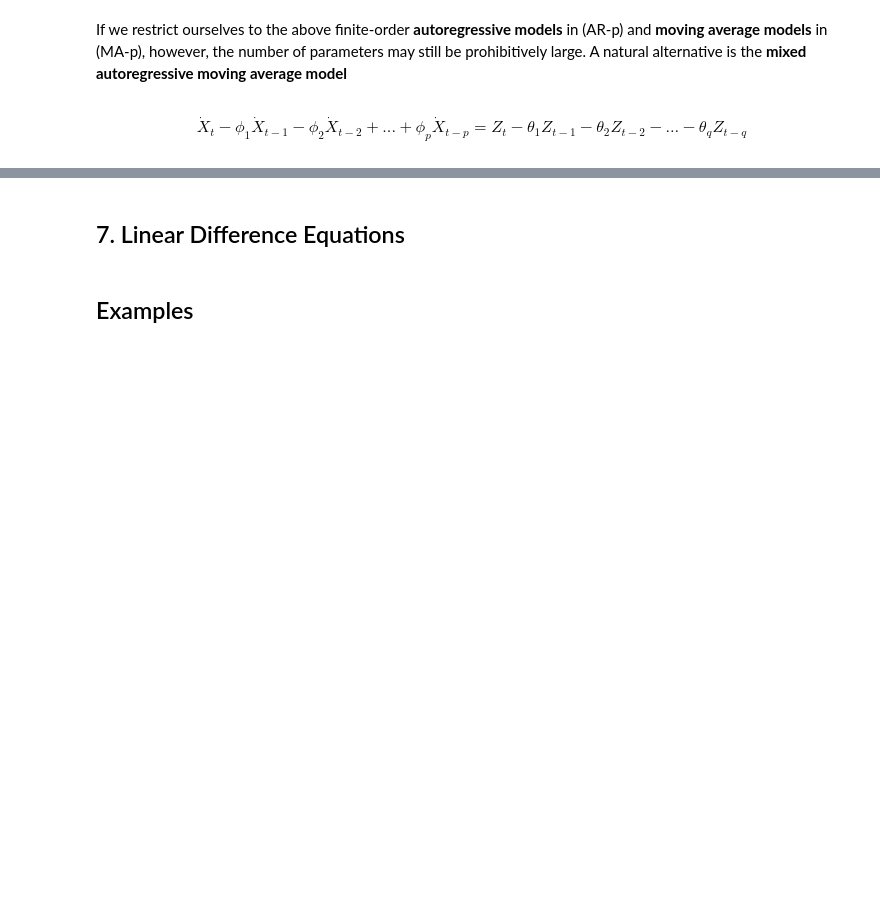
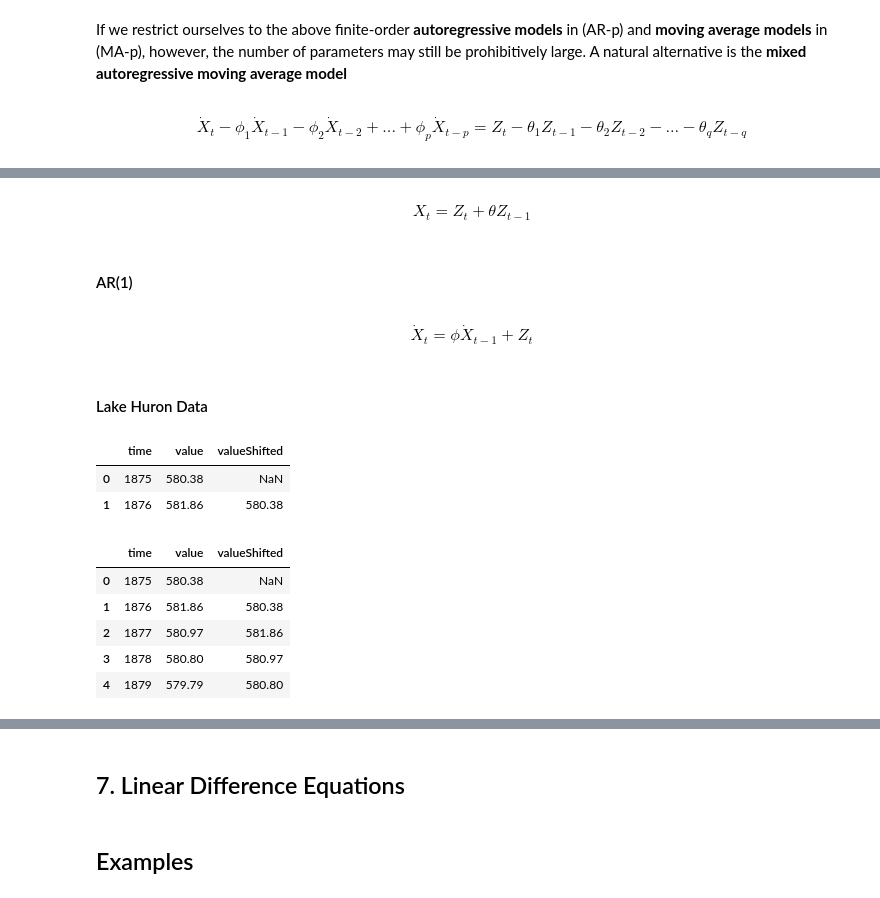
Before and after one commit to Bayan2019/kaz-gu, a Jupyter notebook: 01-ipynb/03-time-series-statistics/02-fundamentals.ipynb, the cells around one changed output, grey strips where cells are left out. Drawn from its saved outputs; the diff is of its cells as text; code cells hidden in the pictures; blank space fills up the shorter version.

```diff
--- a/01-ipynb/03-time-series-statistics/02-fundamentals.ipynb
+++ b/01-ipynb/03-time-series-statistics/02-fundamentals.ipynb
@@ -571,0 +602,4 @@ If we restrict ourselves to the above finite-order **autoregressive models** in
+# %% [markdown]
+\begin{equation*}
+X_t = Z_t + \theta Z_{t-1}
+\end{equation*}
@@ -571,0 +609,24 @@ If we restrict ourselves to the above finite-order **autoregressive models** in
+# %% [markdown]
+#### AR(1)
+# %% [markdown]
+\begin{equation*}\tag{AR-1}
+\dot{X}_t = \phi \dot{X}_{t-1} + Z_t
+\end{equation*}
+# %% [markdown]
+#### Lake Huron Data
+# %%
+lakeHuron_df.head(2)
+# %% [output]
+|  | time | value | valueShifted |
+| 0 | 1875 | 580.38 | NaN |
+| 1 | 1876 | 581.86 | 580.38 |
+# %%
+lakeHuron_df['valueShifted'] = lakeHuron_df.value.shift()
+lakeHuron_df.head()
+# %% [output]
+|  | time | value | valueShifted |
+| 0 | 1875 | 580.38 | NaN |
+| 1 | 1876 | 581.86 | 580.38 |
+| 2 | 1877 | 580.97 | 581.86 |
+| 3 | 1878 | 580.80 | 580.97 |
+| 4 | 1879 | 579.79 | 580.80 |
```
Also changed, not shown: parts of 16 cells of this notebook, 2 other files.
